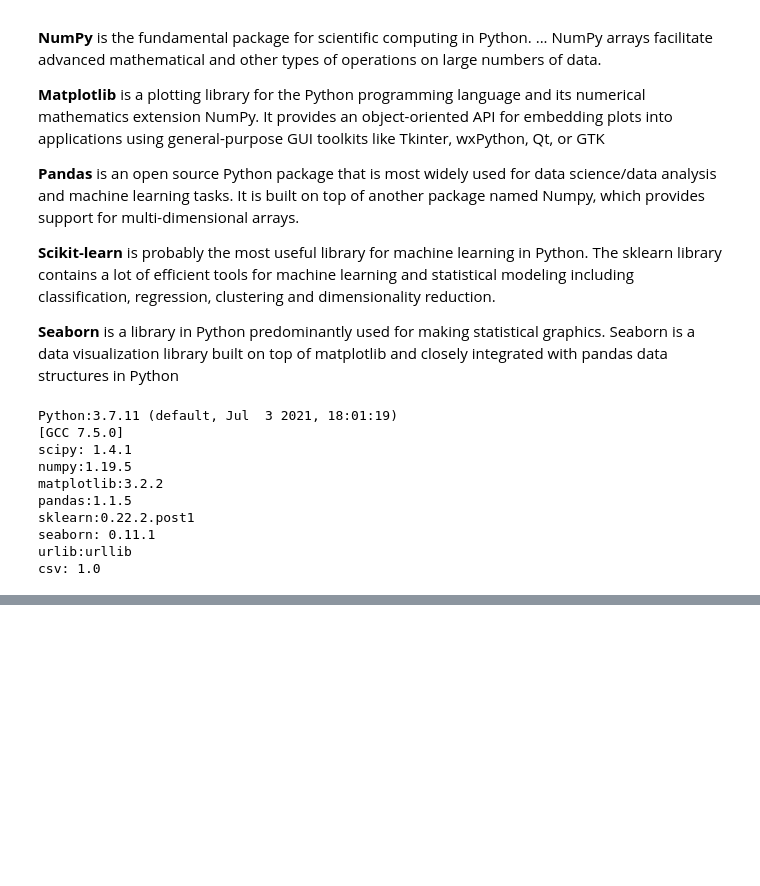
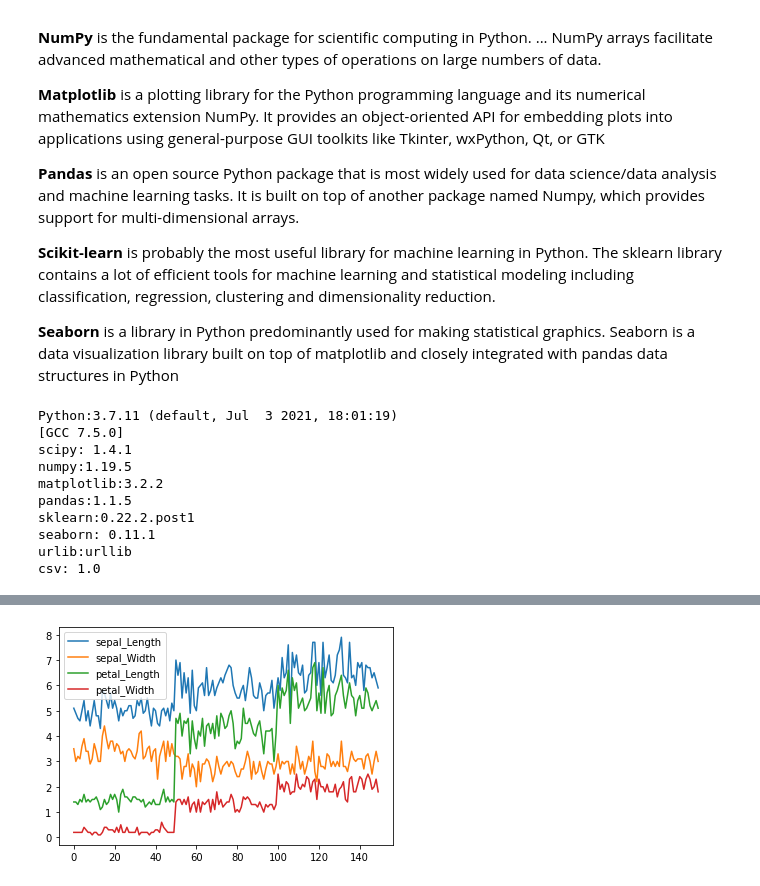
Before and after one commit to Navyapadavala/lab-exercises, a Jupyter notebook: 19A21A05A6_Navya_Padavala.ipynb, the cells around one changed output, grey strips where cells are left out. Cells and saved outputs as stored; diff of their text form; code cells hidden in the pictures; blank space fills up the shorter version.

```diff
--- a/19A21A05A6_Navya_Padavala.ipynb
+++ b/19A21A05A6_Navya_Padavala.ipynb
@@ -1742,0 +2195,6 @@ csv: 1.0
+# %%
+
+df.plot()
+plt.show()
+# %% [output]
+[figure, added]
```
Also changed, not shown: parts of 49 cells of this notebook.
